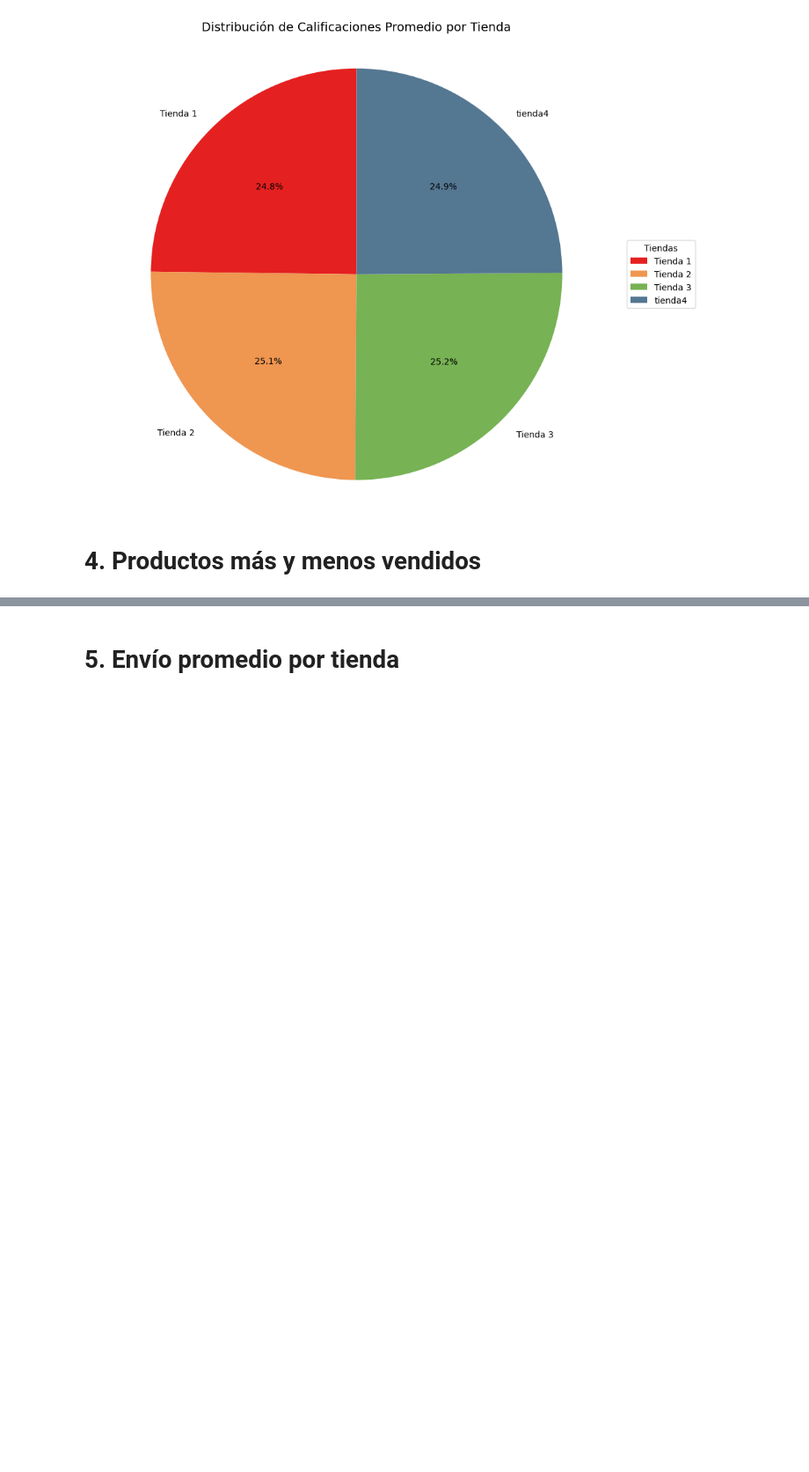
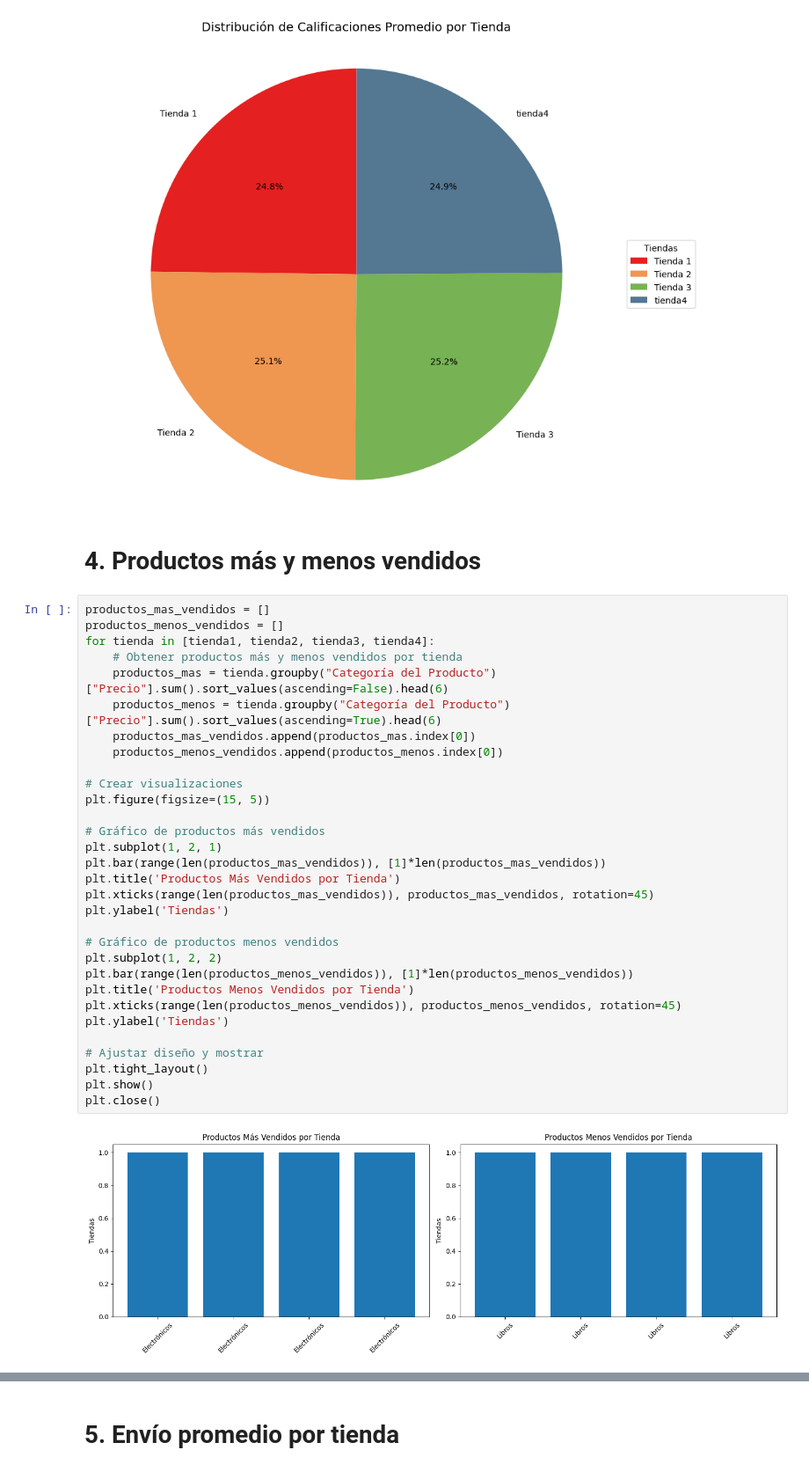
Before and after one commit to willian-ai/challenge1-data-science-latam-main, a Jupyter notebook: AluraStoreLatam.ipynb, the cells around one changed output, grey strips where cells are left out. Shown at 88% size. Saved outputs shown, nothing was run; the diff lists cells and outputs as text; blank space fills up the shorter version.

Commit message:
Los tres productos mas y menos vendidos por cadad tienda

```diff
--- a/AluraStoreLatam.ipynb
+++ b/AluraStoreLatam.ipynb
@@ -324,3 +325,36 @@ plt.close()
 [figure]
 # %% [markdown]
 # 4. Productos más y menos vendidos
+# %%
+productos_mas_vendidos = []
+productos_menos_vendidos = []
+for tienda in [tienda1, tienda2, tienda3, tienda4]:
+    # Obtener productos más y menos vendidos por tienda
+    productos_mas = tienda.groupby("Categoría del Producto")["Precio"].sum().sort_values(ascending=False).head(6)
+    productos_menos = tienda.groupby("Categoría del Producto")["Precio"].sum().sort_values(ascending=True).head(6)
+    productos_mas_vendidos.append(productos_mas.index[0])
+    productos_menos_vendidos.append(productos_menos.index[0])
+
+# Crear visualizaciones
+plt.figure(figsize=(15, 5))
+
+# Gráfico de productos más vendidos
+plt.subplot(1, 2, 1)
+plt.bar(range(len(productos_mas_vendidos)), [1]*len(productos_mas_vendidos))
+plt.title('Productos Más Vendidos por Tienda')
+plt.xticks(range(len(productos_mas_vendidos)), productos_mas_vendidos, rotation=45)
+plt.ylabel('Tiendas')
+
+# Gráfico de productos menos vendidos
+plt.subplot(1, 2, 2)
+plt.bar(range(len(productos_menos_vendidos)), [1]*len(productos_menos_vendidos))
+plt.title('Productos Menos Vendidos por Tienda')
+plt.xticks(range(len(productos_menos_vendidos)), productos_menos_vendidos, rotation=45)
+plt.ylabel('Tiendas')
+
+# Ajustar diseño y mostrar
+plt.tight_layout()
+plt.show()
+plt.close()
+# %% [output]
+[figure, added]
```
Also changed, not shown: parts of 2 cells of this notebook.
